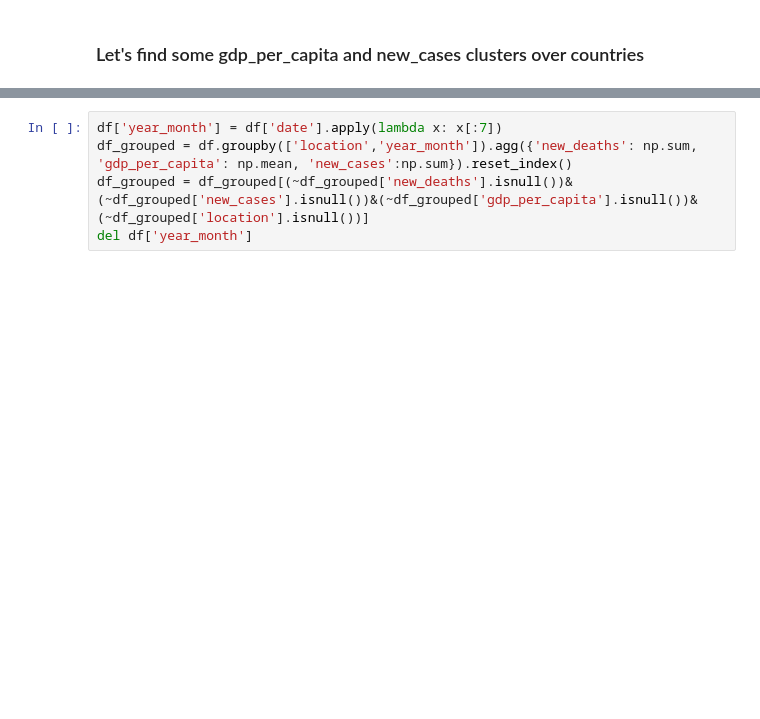
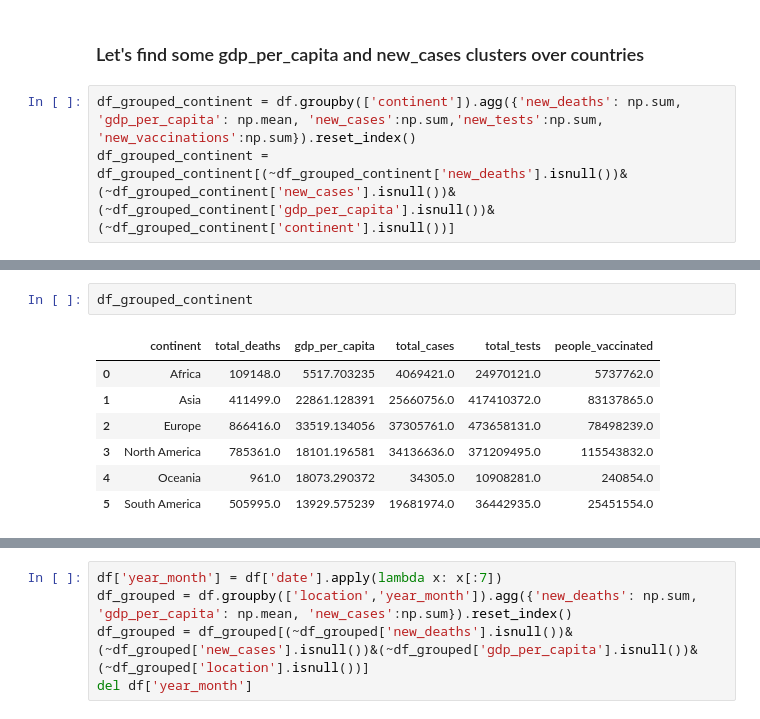
Before and after one commit to abhijeetraj22/TSF-GRIP_Tasks, a Jupyter notebook: TSF_Task_8.ipynb, the cells around one changed output, grey strips where cells are left out. Drawn from its saved outputs; the diff is of its cells as text; blank space fills up the shorter version.

```diff
--- a/TSF_Task_8.ipynb
+++ b/TSF_Task_8.ipynb
@@ -453,3 +449,6 @@ iplot(fig)
 [interactive output not drawn]
 # %% [markdown]
 ### Let's find some gdp_per_capita and new_cases clusters over countries
+# %%
+df_grouped_continent = df.groupby(['continent']).agg({'new_deaths': np.sum, 'gdp_per_capita': np.mean, 'new_cases':np.sum,'new_tests':np.sum, 'new_vaccinations':np.sum}).reset_index()
+df_grouped_continent = df_grouped_continent[(~df_grouped_continent['new_deaths'].isnull())&(~df_grouped_continent['new_cases'].isnull())&(~df_grouped_continent['gdp_per_capita'].isnull())&(~df_grouped_continent['continent'].isnull())]
@@ -455,0 +461,10 @@ iplot(fig)
+# %%
+df_grouped_continent
+# %% [output]
+|  | continent | total_deaths | gdp_per_capita | total_cases | total_tests | people_vaccinated |
+| 0 | Africa | 109148.0 | 5517.703235 | 4069421.0 | 24970121.0 | 5737762.0 |
+| 1 | Asia | 411499.0 | 22861.128391 | 25660756.0 | 417410372.0 | 83137865.0 |
+| 2 | Europe | 866416.0 | 33519.134056 | 37305761.0 | 473658131.0 | 78498239.0 |
+| 3 | North America | 785361.0 | 18101.196581 | 34136636.0 | 371209495.0 | 115543832.0 |
+| 4 | Oceania | 961.0 | 18073.290372 | 34305.0 | 10908281.0 | 240854.0 |
+| 5 | South America | 505995.0 | 13929.575239 | 19681974.0 | 36442935.0 | 25451554.0 |
```
Also changed, not shown: parts of 36 cells of this notebook.
